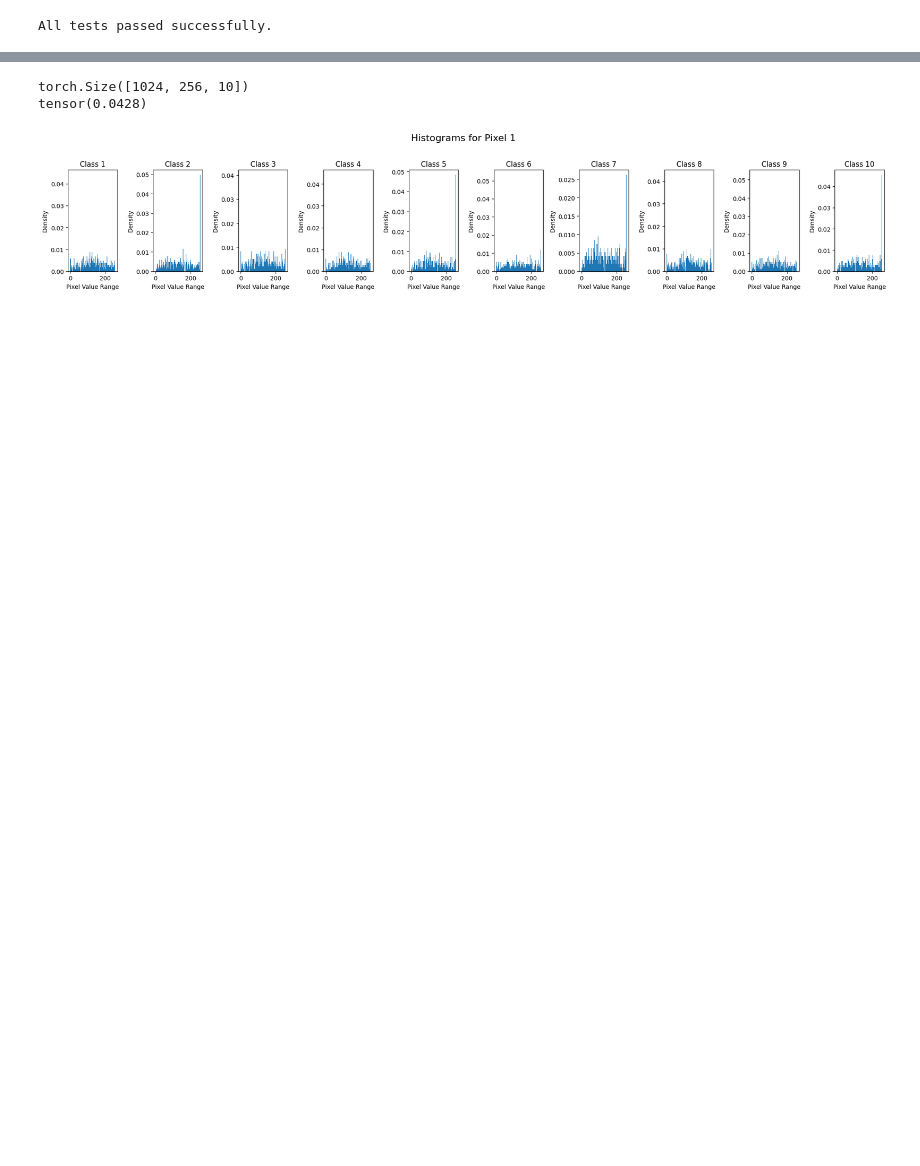
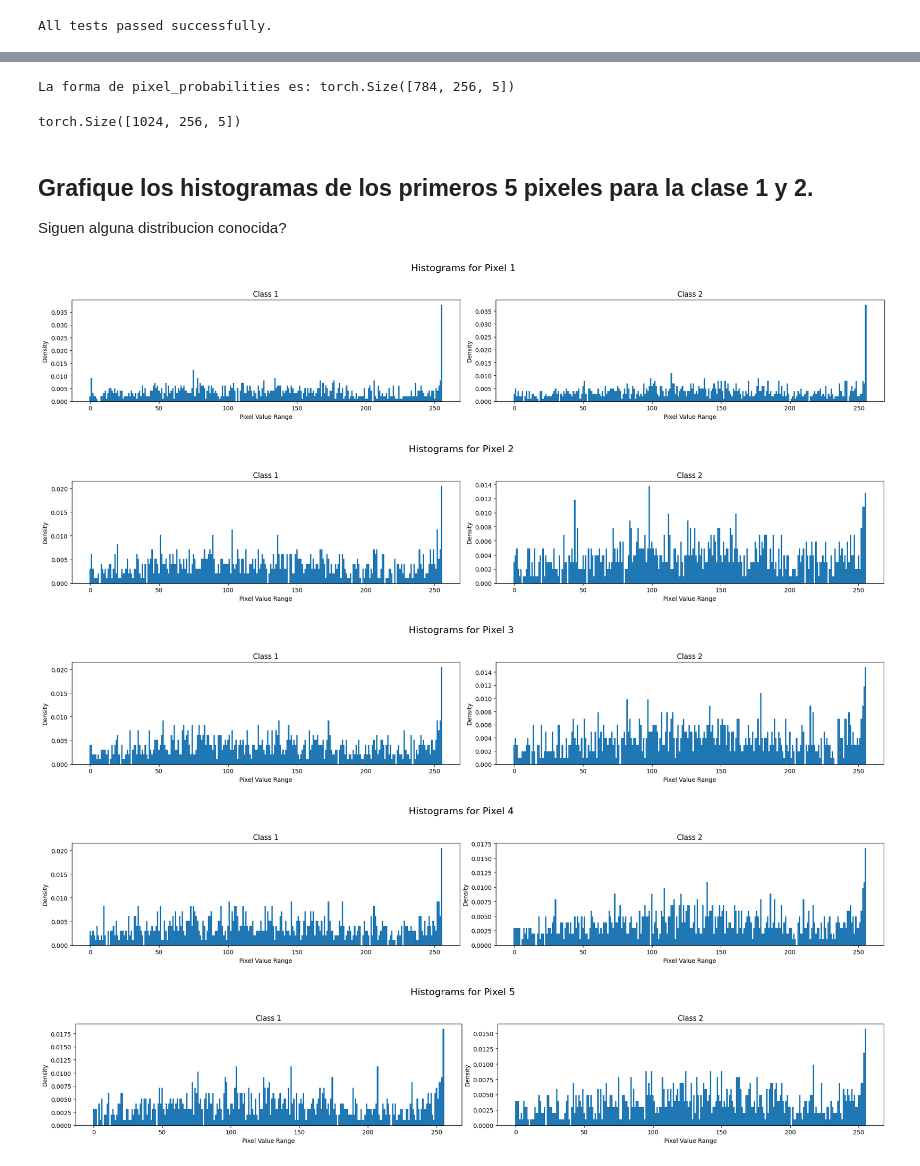
Before and after one commit to mantofer02/DataScienceBootcamp, a Jupyter notebook: FUNDATEC/Estadistica/New/Tareas/1/TP1.ipynb, the cells around one changed output, grey strips where cells are left out. Cells and saved outputs as stored; diff of their text form; code cells hidden in the pictures; blank space fills up the shorter version.

```diff
--- a/FUNDATEC/Estadistica/New/Tareas/1/TP1.ipynb
+++ b/FUNDATEC/Estadistica/New/Tareas/1/TP1.ipynb
@@ -384,3 +330,27 @@ tensor(0.0059)
+# %%
+# Ejemplo 2
+num_images = 5000
+image_height = 28
+image_width = 28
+num_classes = 5
+
+train_data = torch.randint(
+    0, 256, (num_images, image_height, image_width), dtype=torch.float32)
+train_labels = torch.randint(0, num_classes, (num_images,), dtype=torch.long)
+
+pixel_probabilities = calculate_pixel_probability(
+    train_data, train_labels, num_classes)
+
+D = image_height * image_width
+Z = 256
+K = num_classes
+expected_shape = (D, Z, K)
+
+assert pixel_probabilities.shape == expected_shape, f"La forma esperada es {expected_shape}, pero se obtuvo {pixel_probabilities.shape}"
+
+print(f"La forma de pixel_probabilities es: {pixel_probabilities.shape}")
+# %% [output]
+La forma de pixel_probabilities es: torch.Size([784, 256, 5])
 # %%
 def calculate_histograms(images, labels, n_classes, n_intensity_levels=256):
     # n_intensity_levels es 256 para imágenes en escala de grises (0-255)
@@ -436,10 +406,11 @@ def train_model_histogram(train_data, train_labels, normalize=True):
 dataset_densities, priori_p_k = train_model_histogram(train_tensor, train_labels)
 
 print(dataset_densities.shape)
-print(dataset_densities[0][0].sum())
 # %% [output]
-torch.Size([1024, 256, 10])
-tensor(0.0428)
+torch.Size([1024, 256, 5])
+# %% [markdown]
+## Grafique los histogramas de los primeros 5 pixeles para la clase 1 y 2.
+Siguen alguna distribucion conocida?
 # %%
 import matplotlib.pyplot as plt
 import numpy as np
@@ -459,46 +430,44 @@ import torch  # Assuming you're using PyTorch tensors
     histogramas para el número especificado de píxeles. Cada histograma muestra la densidad de los valores de
     píxeles dentro de rangos específicos para un píxel dado.
 """
 
-
-import matplotlib.pyplot as plt
-import numpy as np
-import torch  # Assuming you're using PyTorch tensors
-
-
-def plot_pixel_densities(dataset_densities, pixel_index=0, bins=16):
+def plot_pixel_densities(dataset_densities, pixel_index=0, bins=16, num_classes_to_plot=2):
     # Convertir el tensor a un arreglo numpy si es un tensor de PyTorch
     if isinstance(dataset_densities, torch.Tensor):
         dataset_densities = dataset_densities.numpy()
 
     # Calculate bin edges and widths for aggregation
     bin_edges = np.linspace(0, 256, bins + 1)
     bin_width = bin_edges[1] - bin_edges[0]
 
-    # Graficar histogramas para cada clase
-    # dataset_densities.shape[2] is the number of classes
-    fig, axs = plt.subplots(1, dataset_densities.shape[2], figsize=(20, 4))
-    for i in range(dataset_densities.shape[2]):
+    # Graficar histogramas para el número especificado de clases
+    fig, axs = plt.subplots(1, num_classes_to_plot, figsize=(20, 4))
+    for i in range(num_classes_to_plot):
         # Extraer las densidades para el píxel y clase especificados
         pixel_densities = dataset_densities[pixel_index, :, i]
         # Agregar densidades de píxeles en contenedores
         binned_densities = np.histogram(
             np.arange(256), bins=bin_edges, weights=pixel_densities)[0]
         axs[i].bar(bin_edges[:-1], binned_densities, width=bin_width)
         axs[i].set_title(f'Class {i+1}')
         axs[i].set_xlabel('Pixel Value Range')
         axs[i].set_ylabel('Density')
 
     fig.suptitle(f'Histograms for Pixel {pixel_index + 1}', fontsize=16)
 
     # Ajustar el diseño para hacer espacio para el título
     plt.tight_layout(rect=[0, 0.03, 1, 0.95])
     plt.show()
 
 
-# Ejemplo de uso
-# Simulated random tensor for demonstration
-
-plot_pixel_densities(dataset_densities, pixel_index=0, bins=256)
+plot_pixel_densities(dataset_densities, pixel_index=0,bins=256, num_classes_to_plot=2)
+plot_pixel_densities(dataset_densities, pixel_index=1,bins=256, num_classes_to_plot=2)
+plot_pixel_densities(dataset_densities, pixel_index=2, bins=256, num_classes_to_plot=2)
+plot_pixel_densities(dataset_densities, pixel_index=3, bins=256, num_classes_to_plot=2)
+plot_pixel_densities(dataset_densities, pixel_index=4, bins=256, num_classes_to_plot=2)
 # %% [output]
-[figure, old version]
+[figure, new version]
+[figure, added]
+[figure, added]
+[figure, added]
+[figure, added]
```
Also changed, not shown: parts of 47 cells of this notebook, 2 other files.
